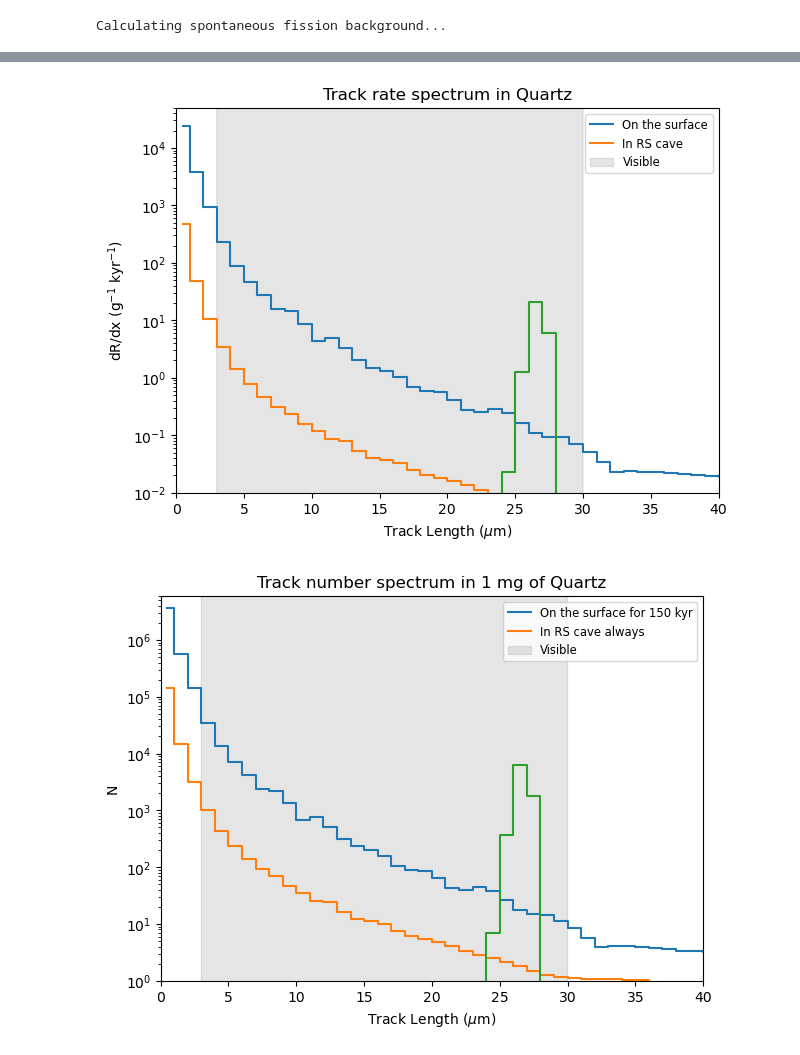
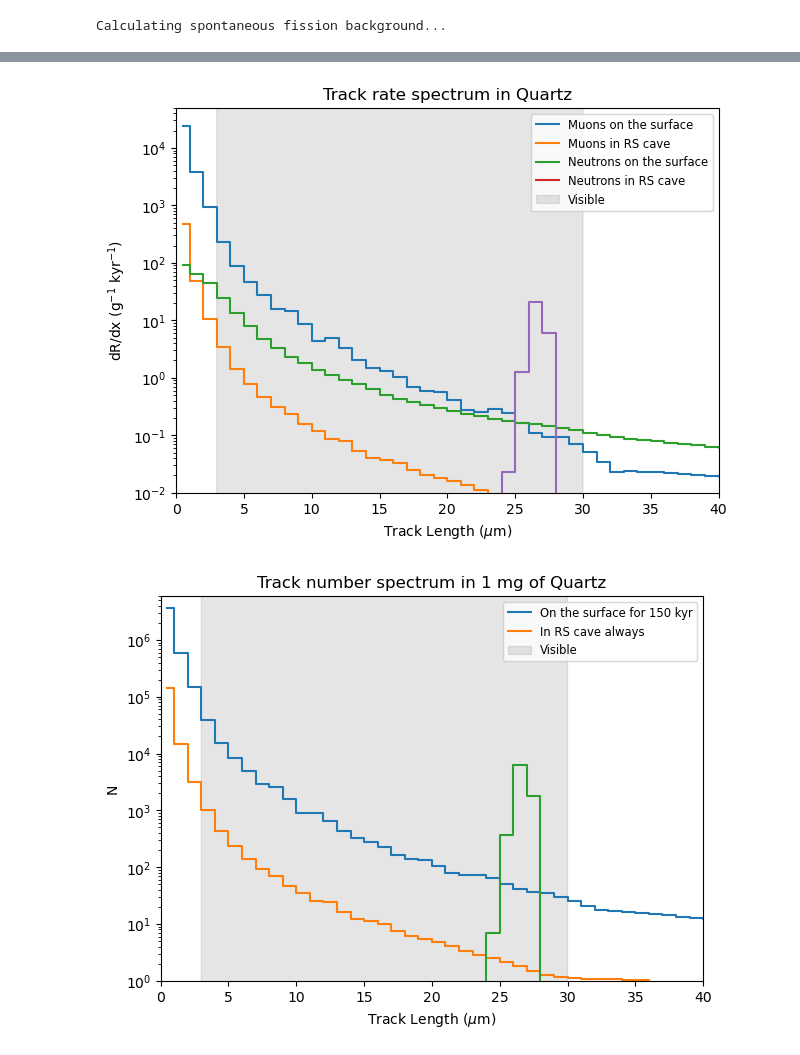
Before and after one commit to cgalelli/PrimusCode, a Jupyter notebook: RSC_analysis.ipynb, the cells around one changed output, grey strips where cells are left out. Saved outputs shown, nothing was run; the diff lists cells and outputs as text; code cells hidden in the pictures.

Commit message:
New version of neutron backgrounds

```diff
--- a/RSC_analysis.ipynb
+++ b/RSC_analysis.ipynb
@@ -131,28 +163,30 @@ tracks_down = cdf_interp(x_bins[1:]) - cdf_interp(x_bins[:-1])
 # %%
 fig, ax = plt.subplots(figsize=[7, 5])
 
-ax.step(x_mids/1000., tracks_up, label='On the surface', where='mid')
-ax.step(x_mids/1000., tracks_down, label='In RS cave', where='mid')
+ax.step(x_mids/1000., tracks_up, label='Muons on the surface', where='mid')
+ax.step(x_mids/1000., tracks_down, label='Muons in RS cave', where='mid')
+ax.step(x_mids/1000., neutron_tracks_up, label='Neutrons on the surface', where='mid')
+ax.step(x_mids/1000., neutron_tracks_down, label='Neutrons in RS cave', where='mid')
 ax.step(x_mids/1000., tracks_fission, where='mid')
 
 ax.fill_betweenx(np.arange(0., 1e7, 10), 3., 30., color='grey', alpha=0.2, label='Visible')
 
 ax.set_yscale("log")
 #ax.set_xscale("log")
 ax.set_xlabel(r"Track Length ($\mu$m)")
 ax.set_ylabel(r"dR/dx (g$^{-1}$ kyr$^{-1}$)")
 ax.set_title(f"Track rate spectrum in {mineral_name}")
 ax.set_ylim(1e-2, 5e4)
 ax.set_xlim(0., 40.)
 ax.legend(fontsize='small', loc='upper right')
 plt.savefig("Plots/RSC_drdx.png", dpi=500)
 plt.show()
 # %% [output]
-[figure, old version]
+[figure, new version]
 # %%
 fig, ax = plt.subplots(figsize=[7, 5])
 
-ax.step(x_mids/1000., tracks_up*1e-3*1.5e5 + tracks_down*1e-3*1.5e5, label='On the surface for 150 kyr', where='mid')
+ax.step(x_mids/1000., (tracks_up+neutron_tracks_up)*1e-3*1.5e5 + tracks_down*1e-3*1.5e5, label='On the surface for 150 kyr', where='mid')
 ax.step(x_mids/1000., tracks_down*1e-3*3e5, label='In RS cave always', where='mid')
 ax.step(x_mids/1000., tracks_fission*1e-3*3e5, where='mid')
 
@@ -169,5 +203,5 @@ ax.legend(fontsize='small', loc='upper right')
 plt.savefig("Plots/RSC_example.png", dpi=500)
 plt.show()
 # %% [output]
-[figure, old version]
+[figure, new version]
 # %%
```
Also changed, not shown: parts of 13 cells of this notebook, 2 other files.
